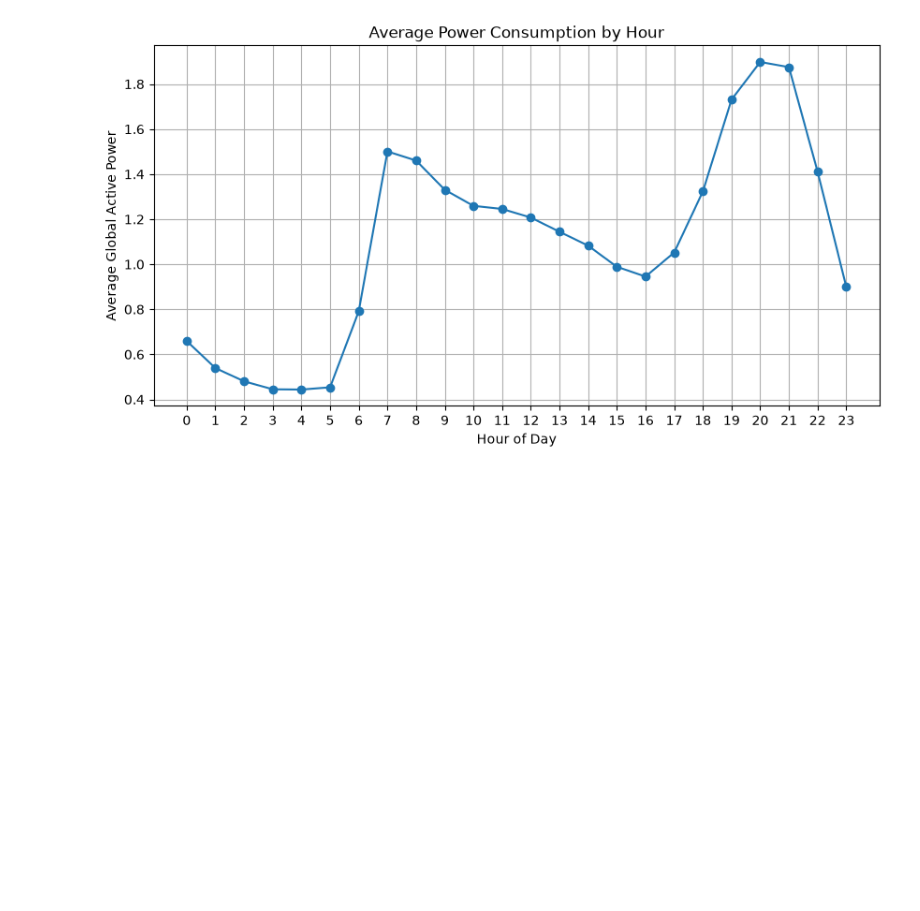
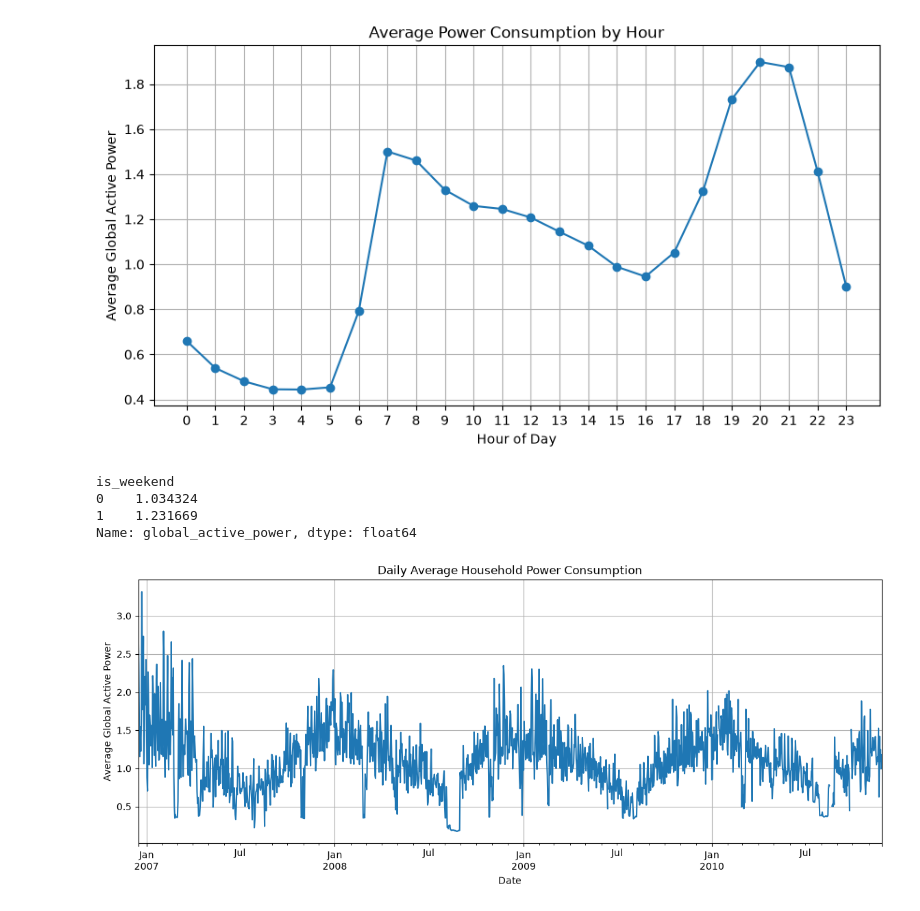
Before and after one commit to Kartikshard/Electricity-consumption-prediction, a Jupyter notebook: notebooks/01_EDA.ipynb, the cells around one changed output. Saved outputs shown, nothing was run; the diff lists cells and outputs as text; code cells hidden in the pictures; blank space fills up the shorter version.

```diff
--- a/notebooks/01_EDA.ipynb
+++ b/notebooks/01_EDA.ipynb
@@ -567,3 +567,29 @@ plt.grid()
 plt.show()
 # %% [output]
 [figure]
+# %%
+model_data.groupby("is_weekend")["global_active_power"].mean()
+# %% [output]
+is_weekend
+0    1.034324
+1    1.231669
+Name: global_active_power, dtype: float64
+# %%
+daily_power = (
+    model_data["global_active_power"]
+    .resample("D")
+    .mean()
+)
+# %%
+plt.figure(figsize=(14, 5))
+
+daily_power.plot()
+
+plt.xlabel("Date")
+plt.ylabel("Average Global Active Power")
+plt.title("Daily Average Household Power Consumption")
+
+plt.grid()
+plt.show()
+# %% [output]
+[figure, added]
```
Also changed, not shown: parts of 2 cells of this notebook.
